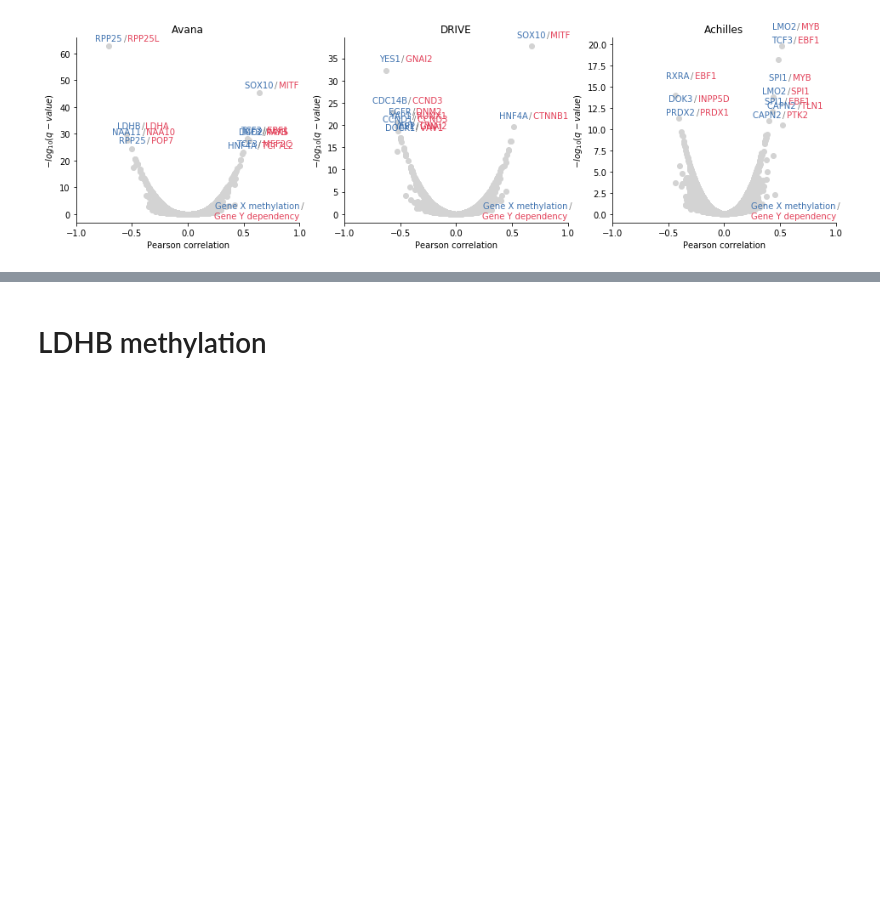
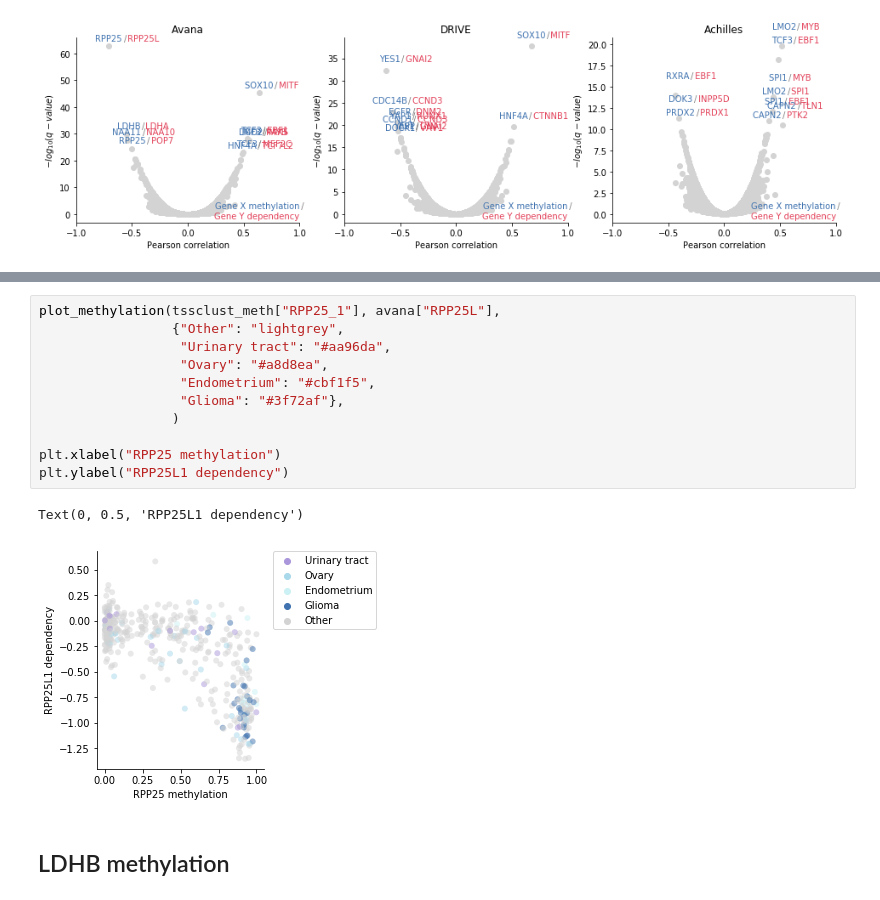
Before and after one commit to kevinhu/ccle-2019-analysis, a Jupyter notebook: notebooks/figure2_methylation-dependencies.ipynb, the cells around one changed output, grey strips where cells are left out. Cells and saved outputs as stored; diff of their text form; blank space fills up the shorter version.

```diff
--- a/notebooks/figure2_methylation-dependencies.ipynb
+++ b/notebooks/figure2_methylation-dependencies.ipynb
@@ -445,2 +368,16 @@ plt.legend(bbox_to_anchor=(1.05, 1), loc=2, borderaxespad=0.)
+# %%
+plot_methylation(tssclust_meth["RPP25_1"], avana["RPP25L"],
+                 {"Other": "lightgrey",
+                  "Urinary tract": "#aa96da",
+                  "Ovary": "#a8d8ea",
+                  "Endometrium": "#cbf1f5",
+                  "Glioma": "#3f72af"},
+                 )
+
+plt.xlabel("RPP25 methylation")
+plt.ylabel("RPP25L1 dependency")
+# %% [output]
+Text(0, 0.5, 'RPP25L1 dependency')
+[figure, added]
 # %% [markdown]
-# LDHB methylation
+## LDHB methylation
```
Also changed, not shown: parts of 20 cells of this notebook.
